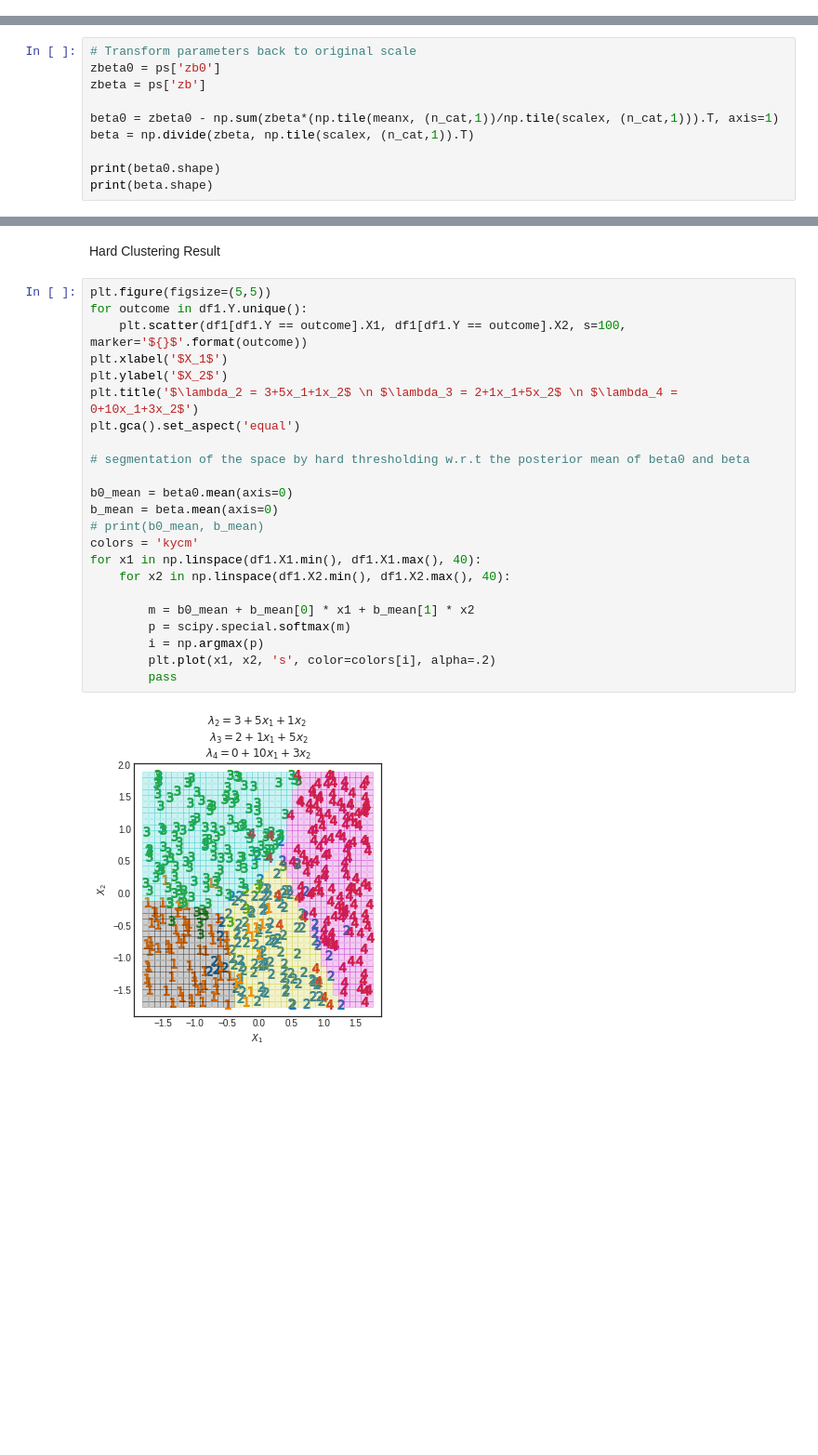
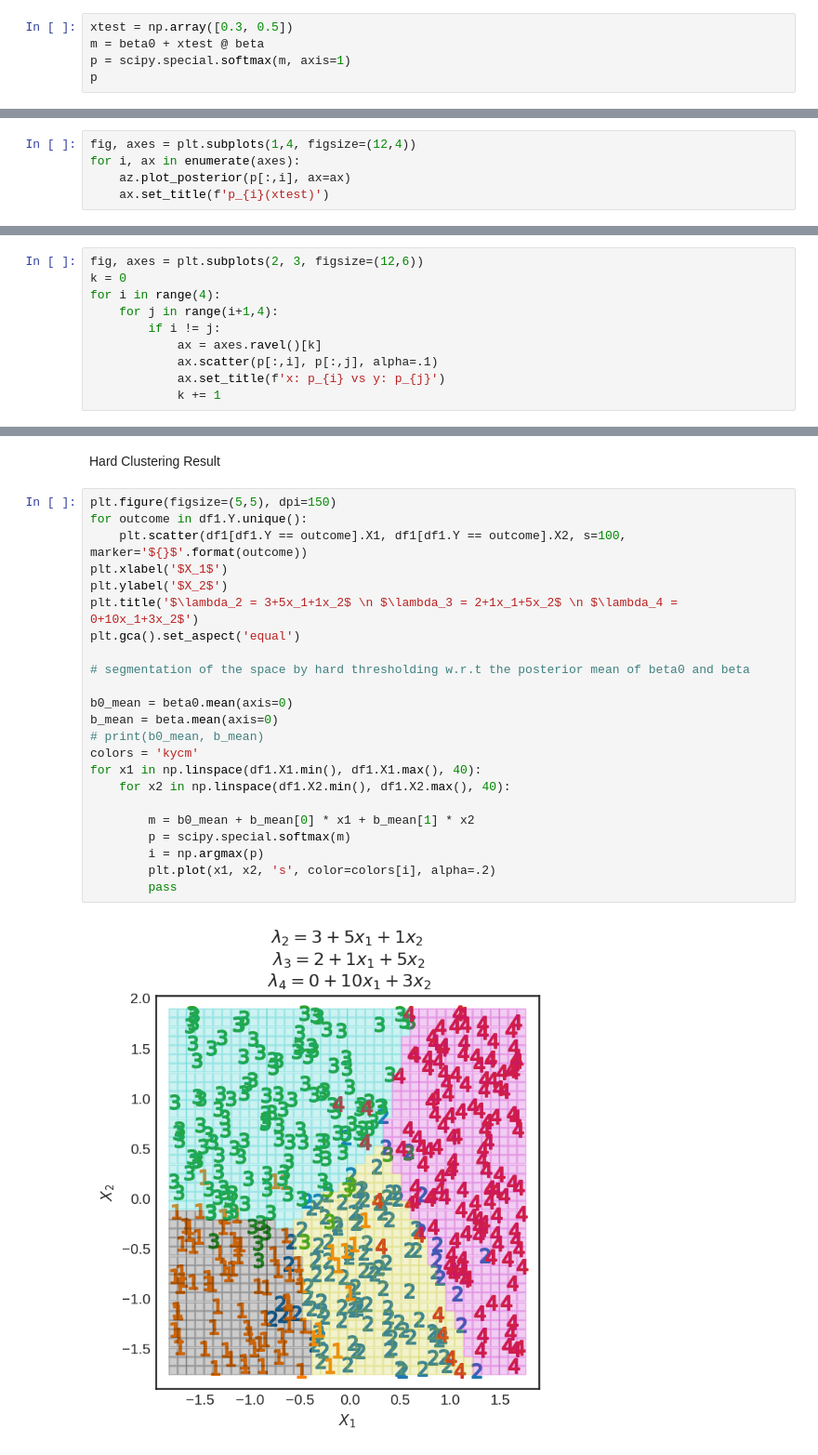
Before and after one commit to yongduek/DBDA-python, a Jupyter notebook: with_numpyro/Ch_22_Softmax_Regression.ipynb, the cells around one changed output, grey strips where cells are left out. Shown at 93% size. Drawn from its saved outputs; the diff is of its cells as text; blank space fills up the shorter version.

```diff
--- a/with_numpyro/Ch_22_Softmax_Regression.ipynb
+++ b/with_numpyro/Ch_22_Softmax_Regression.ipynb
@@ -247,0 +320,5 @@ for x1 in np.linspace(df1.X1.min(), df1.X1.max(), 50):
+# %%
+xtest = np.array([0.3, 0.5])
+m = beta0 + xtest @ beta
+p = scipy.special.softmax(m, axis=1)
+p
@@ -247,0 +338,5 @@ for x1 in np.linspace(df1.X1.min(), df1.X1.max(), 50):
+# %%
+fig, axes = plt.subplots(1,4, figsize=(12,4))
+for i, ax in enumerate(axes):
+    az.plot_posterior(p[:,i], ax=ax)
+    ax.set_title(f'p_{i}(xtest)')
@@ -247,0 +345,10 @@ for x1 in np.linspace(df1.X1.min(), df1.X1.max(), 50):
+# %%
+fig, axes = plt.subplots(2, 3, figsize=(12,6))
+k = 0
+for i in range(4):
+    for j in range(i+1,4):
+        if i != j:
+            ax = axes.ravel()[k]
+            ax.scatter(p[:,i], p[:,j], alpha=.1)
+            ax.set_title(f'x: p_{i} vs y: p_{j}')
+            k += 1
@@ -369,10 +446,0 @@ zb_ (8000, 2, 4)
-# %%
-# Transform parameters back to original scale
-zbeta0 = ps['zb0']
-zbeta = ps['zb']
-
-beta0 = zbeta0 - np.sum(zbeta*(np.tile(meanx, (n_cat,1))/np.tile(scalex, (n_cat,1))).T, axis=1)
-beta = np.divide(zbeta, np.tile(scalex, (n_cat,1)).T)
-
-print(beta0.shape)
-print(beta.shape)
@@ -409,27 +447,27 @@ for ax, title in zip(axes[0,:], ['Beta0 - Intercept', 'Beta - Predictor 1', 'Bet
 # %% [markdown]
 Hard Clustering Result
 # %%
-plt.figure(figsize=(5,5))
+plt.figure(figsize=(5,5), dpi=150)
 for outcome in df1.Y.unique():
     plt.scatter(df1[df1.Y == outcome].X1, df1[df1.Y == outcome].X2, s=100, marker='${}$'.format(outcome))
 plt.xlabel('$X_1$')
 plt.ylabel('$X_2$')
 plt.title('$\lambda_2 = 3+5x_1+1x_2$ \n $\lambda_3 = 2+1x_1+5x_2$ \n $\lambda_4 = 0+10x_1+3x_2$')
 plt.gca().set_aspect('equal')
 
 # segmentation of the space by hard thresholding w.r.t the posterior mean of beta0 and beta
 
 b0_mean = beta0.mean(axis=0)
 b_mean = beta.mean(axis=0)
 # print(b0_mean, b_mean)
 colors = 'kycm'
 for x1 in np.linspace(df1.X1.min(), df1.X1.max(), 40):
     for x2 in np.linspace(df1.X2.min(), df1.X2.max(), 40):
 
         m = b0_mean + b_mean[0] * x1 + b_mean[1] * x2
         p = scipy.special.softmax(m)
         i = np.argmax(p)
         plt.plot(x1, x2, 's', color=colors[i], alpha=.2)
         pass
 # %% [output]
-[figure, old version]
+[figure, new version]
```
Also changed, not shown: parts of 24 cells of this notebook, 4 other files.
